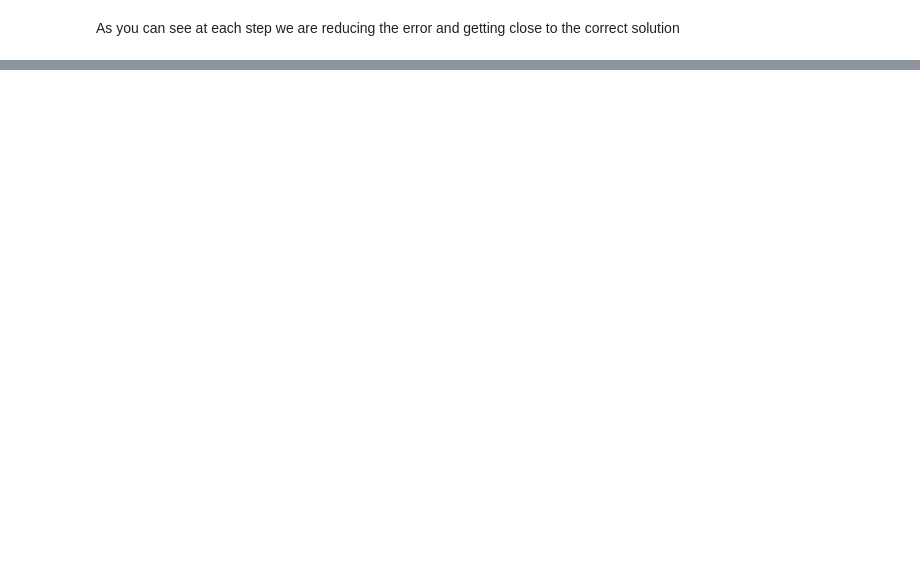
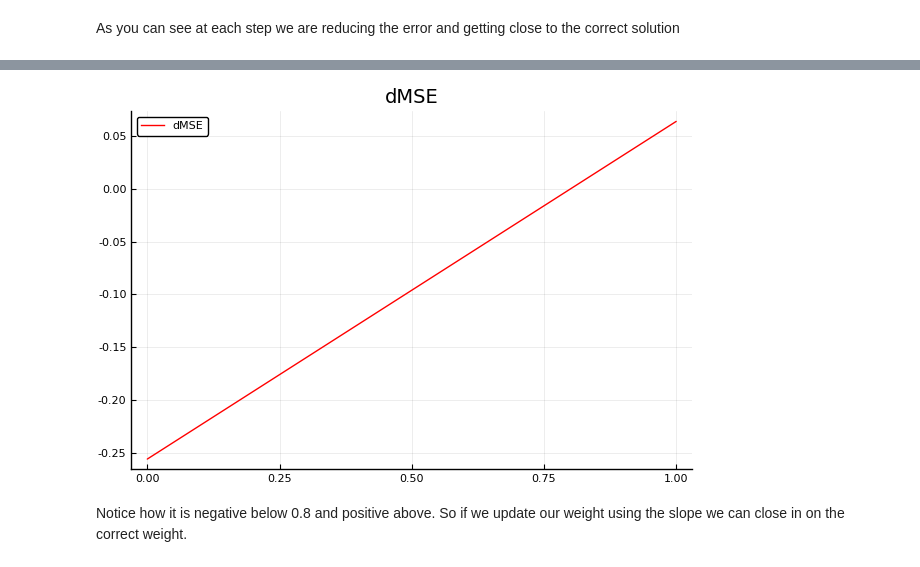
Before and after one commit to jamesporter/Learn-Deep-Learning-by-Learning-Julia, a Jupyter notebook: Learn Deep Learning by Learning Julia.ipynb, the cells around one changed output, grey strips where cells are left out. Saved outputs shown, nothing was run; the diff lists cells and outputs as text; code cells hidden in the pictures; blank space fills up the shorter version.

```diff
--- a/Learn Deep Learning by Learning Julia.ipynb
+++ b/Learn Deep Learning by Learning Julia.ipynb
@@ -168,0 +229,7 @@ As you can see at each step we are reducing the error and getting close to the c
+# %%
+grid = (0:100)*0.01
+Plots.plot(grid, map(dmse, grid),linewidth=1,title="dMSE", label="dMSE", color="red")
+# %% [output]
+[figure, added]
+# %% [markdown]
+Notice how it is negative below 0.8 and positive above. So if we update our weight using the slope we can close in on the correct weight.
```
Also changed, not shown: parts of 26 cells of this notebook.
